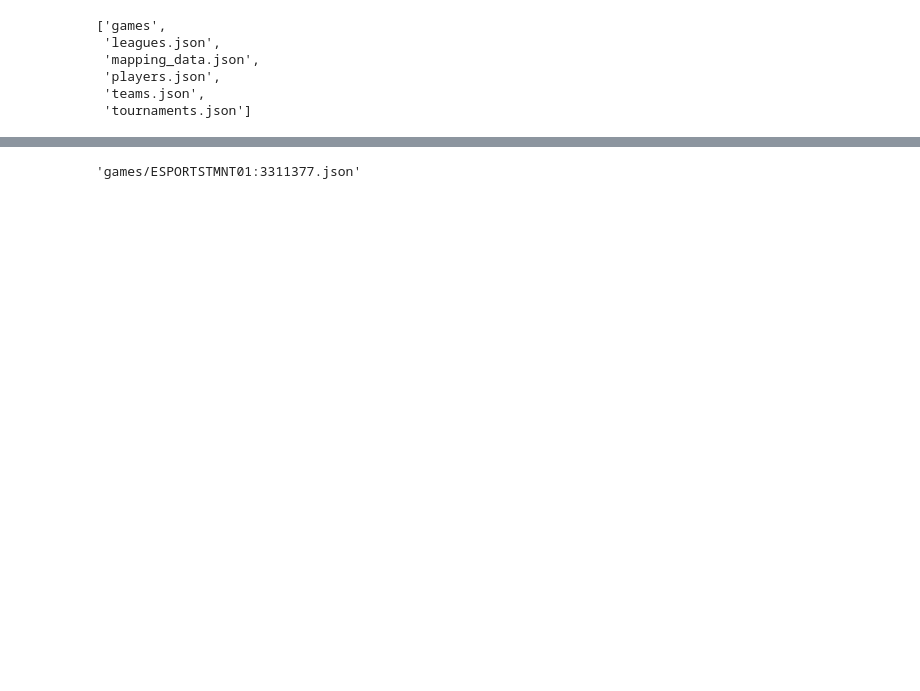
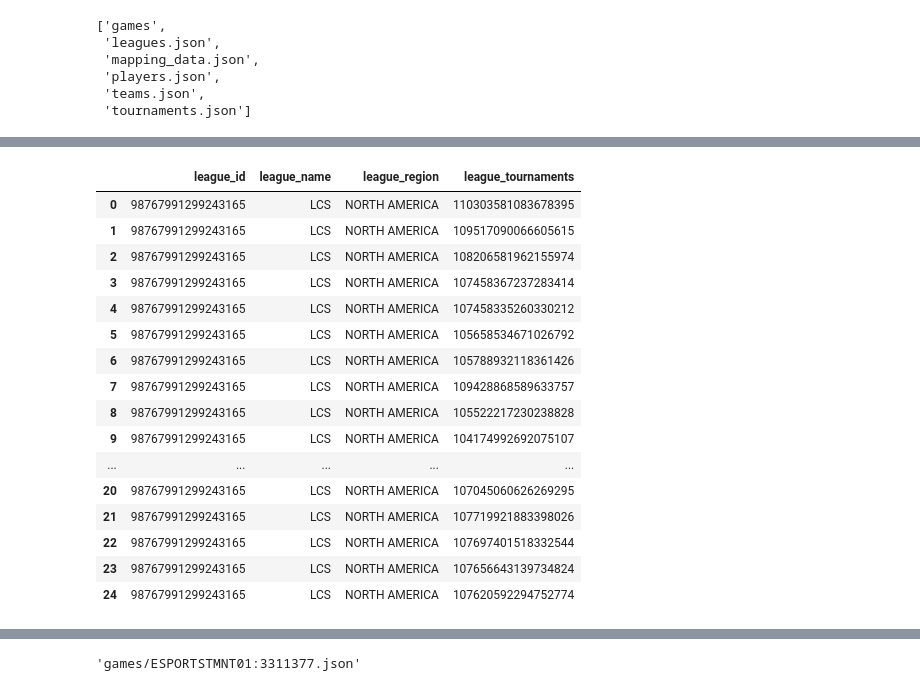
Before and after one commit to brjhsu/LeagueRankings, a Jupyter notebook: LCS Predictions v2.ipynb, the cells around one changed output, grey strips where cells are left out. Cells and saved outputs as stored; diff of their text form; code cells hidden in the pictures; blank space fills up the shorter version.

```diff
--- a/LCS Predictions v2.ipynb
+++ b/LCS Predictions v2.ipynb
@@ -6,8 +7,21 @@ import os
 from data_processing.GameFeaturesGenerator import GameFeaturesGenerator
 from data_processing.utils.download_functions import *
 # %%
-os.chdir('esports-data')
-os.listdir()
+# Read in tournament data
+with open("tournaments.json", "r") as json_file:
+   tournament_data_all = json.load(json_file)
+
+# Read in mappings data
+with open("mapping_data.json", "r") as json_file:
+   mappings_data = json.load(json_file)
+
+mappings = {
+   esports_game["esportsGameId"]: esports_game for esports_game in mappings_data
+}
+
+
+# Only retrieve LCS tournament data ['lcs_summer_2023']
+tournament_data = [x for x in tournament_data_all if x['slug']=='lcs_summer_2023'][0]
 # %% [output]
 ['games',
  'leagues.json',
@@ -32,0 +83,20 @@ tournament_data = [x for x in tournament_data_all if x['slug']=='lcs_summer_2023
+# %%
+leagues_df[leagues_df['league_id']==tournament_data['leagueId']]
+# %% [output]
+|  | league_id | league_name | league_region | league_tournaments |
+| 0 | 98767991299243165 | LCS | NORTH AMERICA | 110303581083678395 |
+| 1 | 98767991299243165 | LCS | NORTH AMERICA | 109517090066605615 |
+| 2 | 98767991299243165 | LCS | NORTH AMERICA | 108206581962155974 |
+| 3 | 98767991299243165 | LCS | NORTH AMERICA | 107458367237283414 |
+| 4 | 98767991299243165 | LCS | NORTH AMERICA | 107458335260330212 |
+| 5 | 98767991299243165 | LCS | NORTH AMERICA | 105658534671026792 |
+| 6 | 98767991299243165 | LCS | NORTH AMERICA | 105788932118361426 |
+| 7 | 98767991299243165 | LCS | NORTH AMERICA | 109428868589633757 |
+| 8 | 98767991299243165 | LCS | NORTH AMERICA | 105522217230238828 |
+| 9 | 98767991299243165 | LCS | NORTH AMERICA | 104174992692075107 |
+| ... | ... | ... | ... | ... |
+| 20 | 98767991299243165 | LCS | NORTH AMERICA | 107045060626269295 |
+| 21 | 98767991299243165 | LCS | NORTH AMERICA | 107719921883398026 |
+| 22 | 98767991299243165 | LCS | NORTH AMERICA | 107697401518332544 |
+| 23 | 98767991299243165 | LCS | NORTH AMERICA | 107656643139734824 |
+| 24 | 98767991299243165 | LCS | NORTH AMERICA | 107620592294752774 |
```
Also changed, not shown: parts of 13 cells of this notebook, 12 other files.
